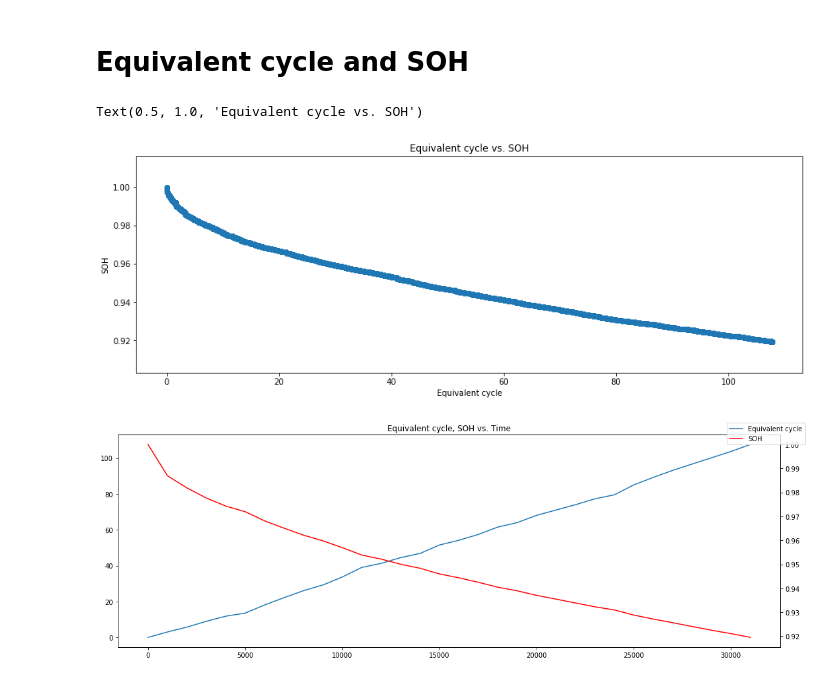
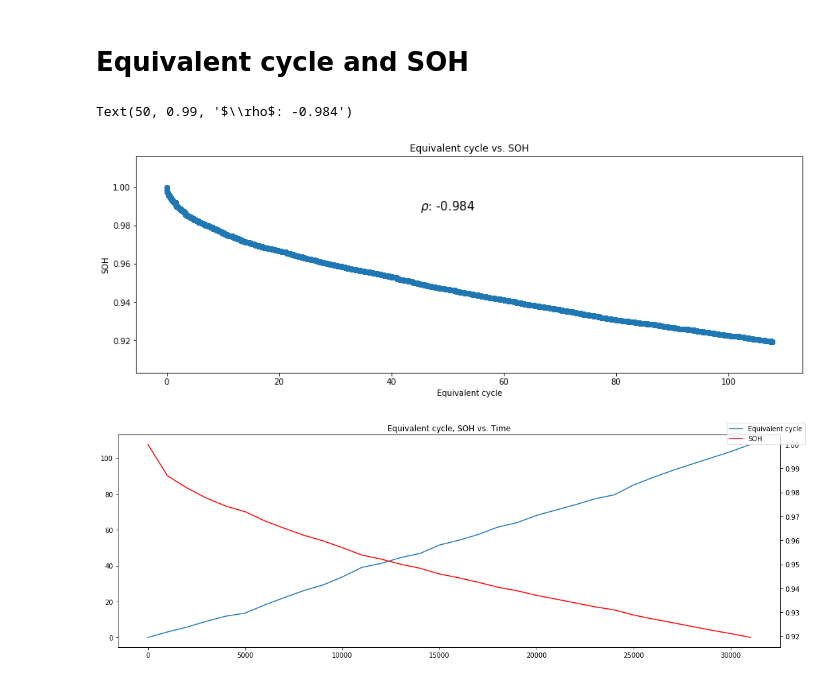
Before and after one commit to Gagan-RA/Data-Analysis, a Jupyter notebook: EDA _Battery/EDA.ipynb, the cells around one changed output. Saved outputs shown, nothing was run; the diff lists cells and outputs as text; code cells hidden in the pictures.

```diff
--- a/EDA _Battery/EDA.ipynb
+++ b/EDA _Battery/EDA.ipynb
@@ -105,12 +106,13 @@ Spearman's coeff :0.168
 # %%
 plt.figure(figsize = (15,5))
 plt.scatter(df['Equivalent cycle'],df['SOH'])
 plt.xlabel("Equivalent cycle")
 plt.ylabel("SOH")
 plt.title('Equivalent cycle vs. SOH')
+plt.text(50,0.99,f"$\\rho$: {apcorr:.3f}",horizontalalignment='center',verticalalignment='center',fontsize = 15)
 # %% [output]
-Text(0.5, 1.0, 'Equivalent cycle vs. SOH')
+Text(50, 0.99, '$\\rho$: -0.984')
-[figure, old version]
+[figure, new version]
 # %%
 fig,ax1 = plt.subplots(figsize= (15,5))
 ax1.plot(df['Equivalent cycle'].loc[::1000] ,label = "Equivalent cycle")
```
Also changed, not shown: parts of 2 cells of this notebook.
